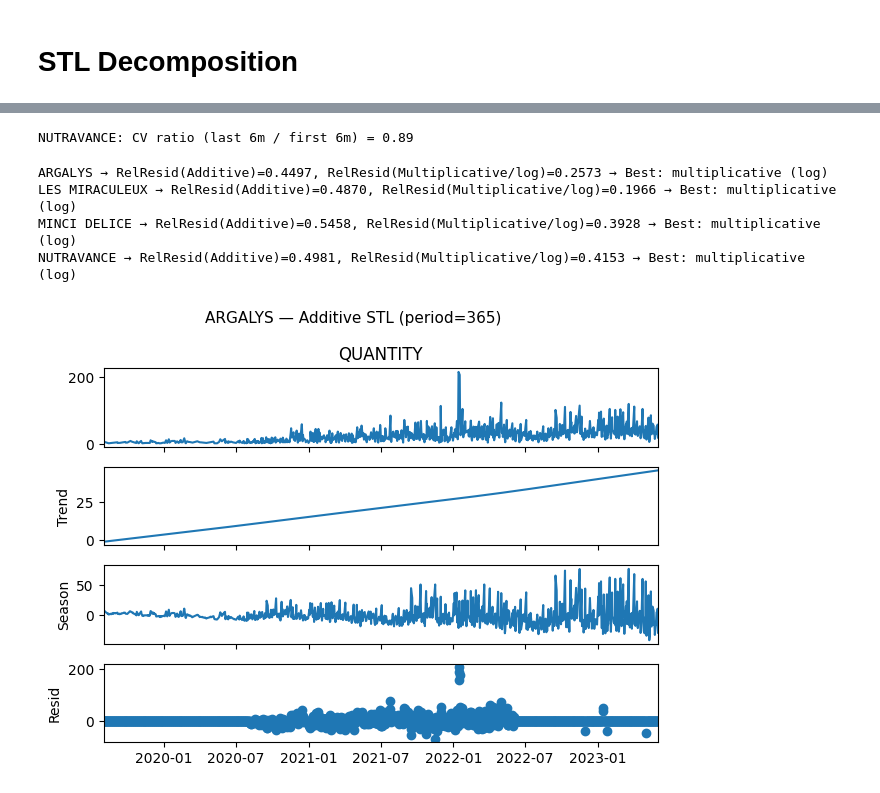
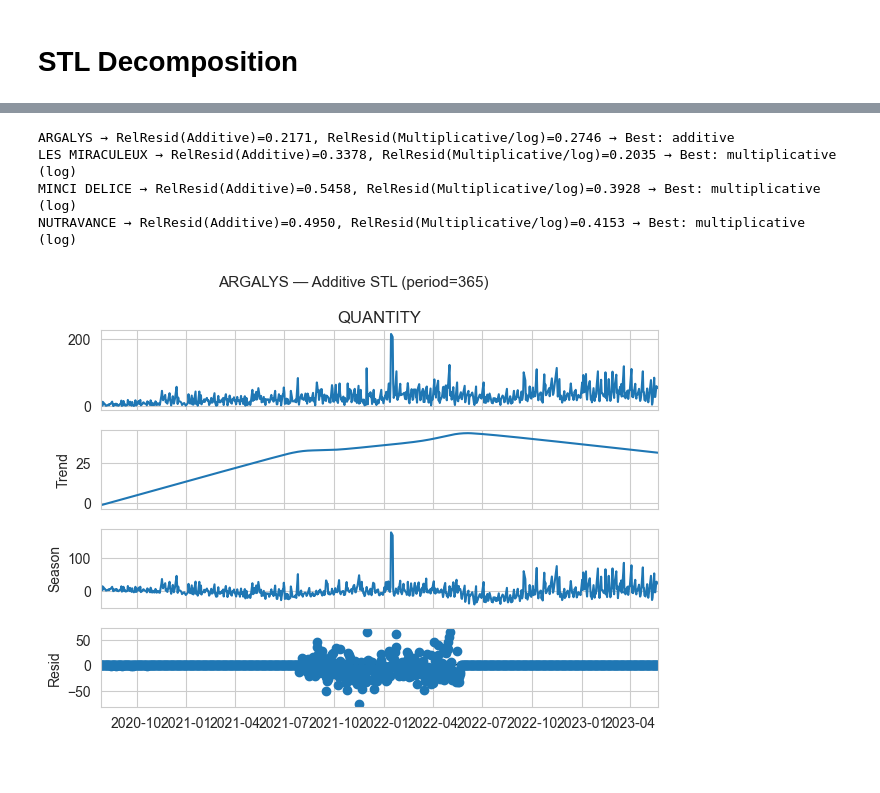
Before and after one commit to Mr-Saab-29/alki-forecast, a Jupyter notebook: notebooks/01_eda/eda.ipynb, the cells around one changed output, grey strips where cells are left out. Saved outputs shown, nothing was run; the diff lists cells and outputs as text; code cells hidden in the pictures.

```diff
--- a/notebooks/01_eda/eda.ipynb
+++ b/notebooks/01_eda/eda.ipynb
@@ -53,0 +84,7 @@ memory usage: 182.9+ KB
+# %%
+cust_list = df_clean["CUSTOMER"].unique()
+
+for cust in cust_list:
+    df_stat = df_clean.loc[df_clean["CUSTOMER"] == cust].describe()
+    print(f"\n{'='*40}\nStats for {cust}:\n{'='*40}")
+    print(df_stat)
@@ -54,7 +109,7 @@ memory usage: 182.9+ KB
 # %% [markdown]
 # Per Customer Time Series with 7 day MA
 # %%
-for cust, g in df_daily.groupby("CUSTOMER"):
+for cust, g in df_clean.groupby("CUSTOMER"):
     g = g.set_index("DATE").asfreq("D")
     g["7D_MA"] = g["QUANTITY"].rolling(7, min_periods=1).mean()
 
@@ -84,7 +139,7 @@ def add_calendar_columns(df):
     df["DayOfMonth"] = df["DATE"].dt.day
     return df
 
-df_season = add_calendar_columns(df_daily.copy())
+df_season = add_calendar_columns(df_clean.copy())
 # %%
 for cust, g in df_season.groupby("CUSTOMER"):
     plt.figure(figsize=(10,4))
@@ -182,10 +237,7 @@ for cust, g in df_season.groupby("CUSTOMER"):
 # %% [markdown]
 # STL Decomposition
 # %%
-import matplotlib.pyplot as plt
-from statsmodels.graphics.tsaplots import plot_acf
-
-for cust, g in df_daily.groupby("CUSTOMER"):
+for cust, g in df_clean.groupby("CUSTOMER"):
     s = g.set_index("DATE").asfreq("D")["QUANTITY"].fillna(0)
 
     # visualize seasonality amplitude change
@@ -212,12 +264,7 @@ for cust, g in df_daily.groupby("CUSTOMER"):
-# %%
-cv_ratio = (s.tail(180).std()/s.tail(180).mean()) / (s.head(180).std()/s.head(180).mean())
-print(f"{cust}: CV ratio (last 6m / first 6m) = {cv_ratio:.2f}")
-# %% [output]
-NUTRAVANCE: CV ratio (last 6m / first 6m) = 0.89
 # %%
 results = []
 
-for cust, g in df_daily.groupby("CUSTOMER"):
+for cust, g in df_clean.groupby("CUSTOMER"):
     # 1) Build daily series
     s = g.set_index("DATE").asfreq("D")["QUANTITY"]
 
@@ -257,34 +304,34 @@ for cust, g in df_daily.groupby("CUSTOMER"):
     #    - Additive: variance on original scale
     #    - Multiplicative: variance on log scale (natural for multiplicative)
     var_y_add = np.nanvar(s_add)
     var_res_add = np.nanvar(res_add.resid)
     rel_add = var_res_add / var_y_add if var_y_add > 0 else np.nan
 
     var_y_log = np.nanvar(s_log)
     var_res_mul = np.nanvar(res_mul.resid)
     rel_mul = var_res_mul / var_y_log if var_y_log > 0 else np.nan
 
     better = "multiplicative (log)" if (np.nan_to_num(rel_mul, nan=np.inf) < np.nan_to_num(rel_add, nan=np.inf)) else "additive"
 
     results.append({
         "Customer": cust,
         "VarResid_Add": float(var_res_add),
         "VarY_Add": float(var_y_add),
         "RelResid_Add": float(rel_add),
         "VarResid_MulLog": float(var_res_mul),
         "VarY_Log": float(var_y_log),
         "RelResid_MulLog": float(rel_mul),
         "Better_Decomposition": better
     })
 
     print(
         f"{cust} → "
         f"RelResid(Additive)={rel_add:.4f}, "
         f"RelResid(Multiplicative/log)={rel_mul:.4f} → Best: {better}"
     )
 # %% [output]
-ARGALYS → RelResid(Additive)=0.4497, RelResid(Multiplicative/log)=0.2573 → Best: multiplicative (log)
-LES MIRACULEUX → RelResid(Additive)=0.4870, RelResid(Multiplicative/log)=0.1966 → Best: multiplicative (log)
+ARGALYS → RelResid(Additive)=0.2171, RelResid(Multiplicative/log)=0.2746 → Best: additive
+LES MIRACULEUX → RelResid(Additive)=0.3378, RelResid(Multiplicative/log)=0.2035 → Best: multiplicative (log)
 MINCI DELICE → RelResid(Additive)=0.5458, RelResid(Multiplicative/log)=0.3928 → Best: multiplicative (log)
-NUTRAVANCE → RelResid(Additive)=0.4981, RelResid(Multiplicative/log)=0.4153 → Best: multiplicative (log)
+NUTRAVANCE → RelResid(Additive)=0.4950, RelResid(Multiplicative/log)=0.4153 → Best: multiplicative (log)
-[figure, old version]
+[figure, new version]
```
Also changed, not shown: parts of 22 cells of this notebook, 1 other file.
